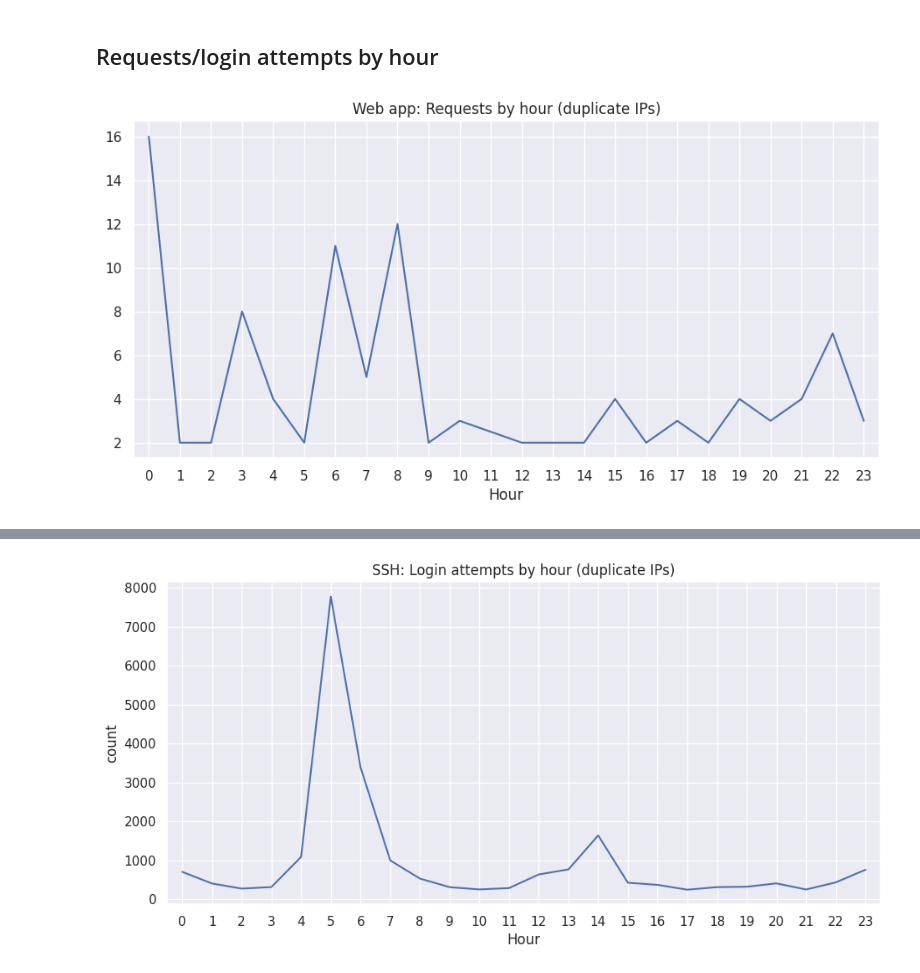
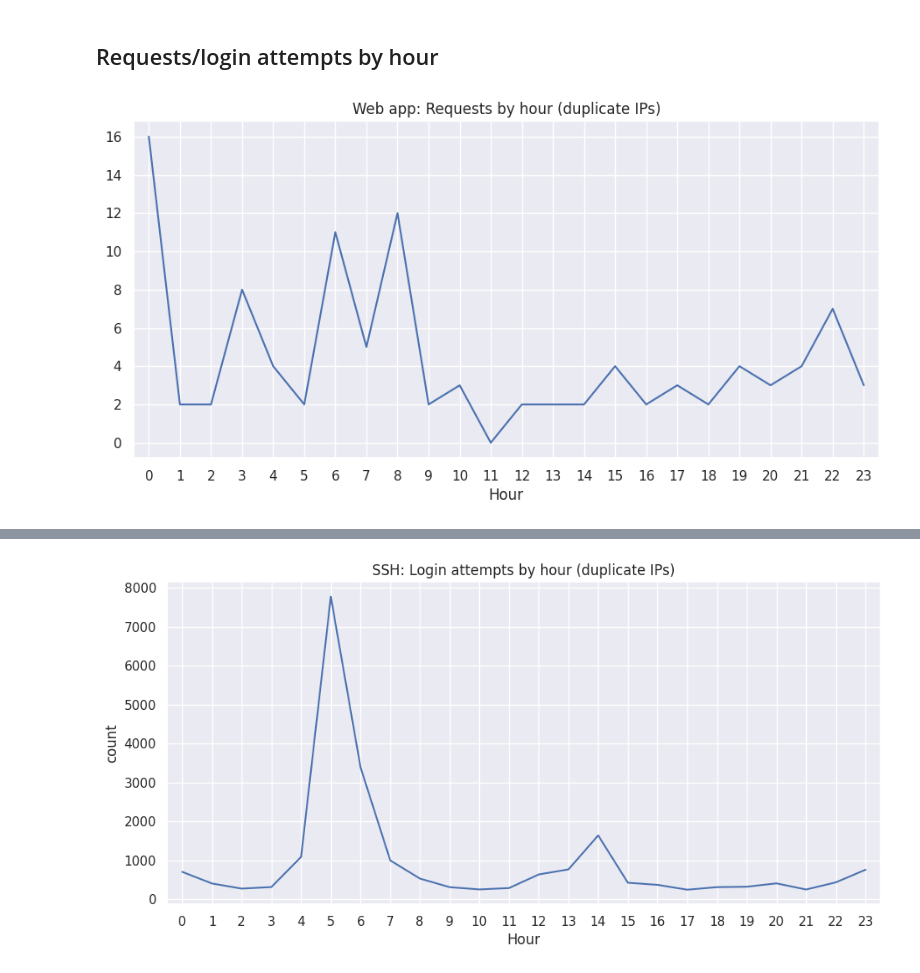
Before and after one commit to ysthakur/hacs202-ssh-hp, a Jupyter notebook: imhungry.ipynb, the cells around one changed output, grey strips where cells are left out. Cells and saved outputs as stored; diff of their text form; code cells hidden in the pictures.

```diff
--- a/imhungry.ipynb
+++ b/imhungry.ipynb
@@ -432,10 +464,11 @@ def by_hour_graph(title, data):
     g = sns.lineplot(data=data)
     g.set_xticks(ticks=list(range(24)))
     plt.xlim(xmin=-0.5, xmax=23.5)
+    plt.xlabel("Hour")
 # %%
 by_hour_graph(
     "Web app: Requests by hour (duplicate IPs)",
-    reqs.groupby(HOUR_COL).apply(lambda df: len(df), include_groups=False)
+    pd.Series([len(reqs[reqs[HOUR_COL] == hour]) for hour in range(24)])
 )
 # %% [output]
-[figure, old version]
+[figure, new version]
```
Also changed, not shown: parts of 10 cells of this notebook.
